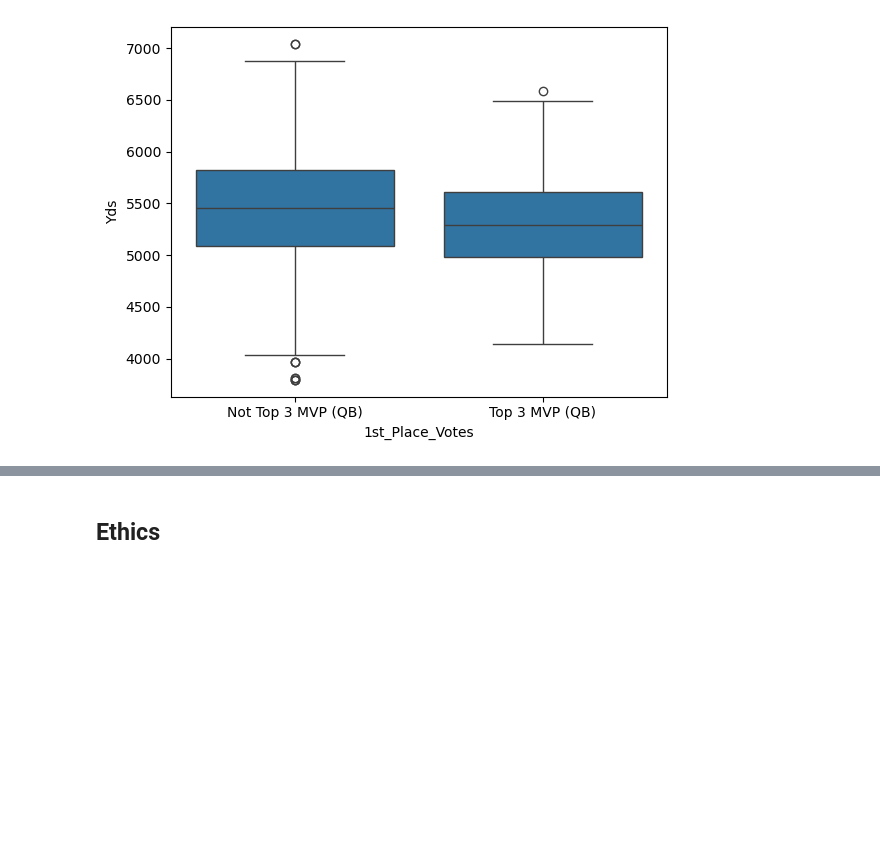
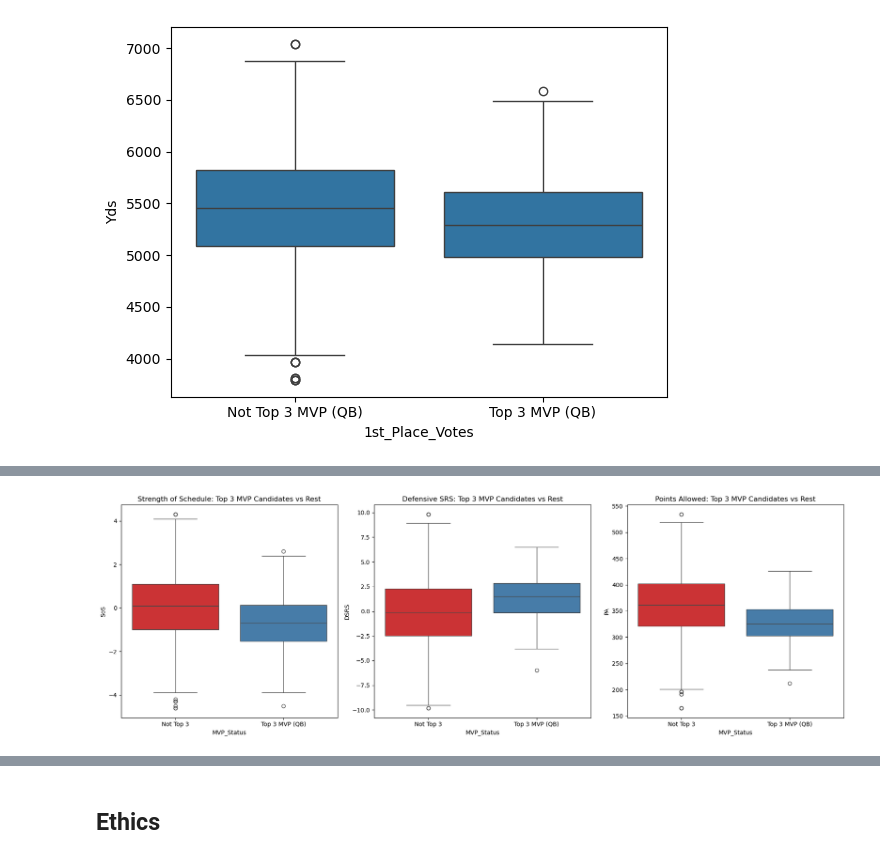
Before and after one commit to COGS108/Group105_WI26, a Jupyter notebook: 02-EDACheckpoint.ipynb, the cells around one changed output, grey strips where cells are left out. Cells and saved outputs as stored; diff of their text form; code cells hidden in the pictures; blank space fills up the shorter version.

```diff
--- a/02-EDACheckpoint.ipynb
+++ b/02-EDACheckpoint.ipynb
@@ -468,0 +577,26 @@ Some more words and stuff.  Remember notebooks work best if you interleave the c
+# %%
+dummy = merged_df.copy()
+dummy['1st_Place_Votes'] = dummy['1st_Place_Votes'].fillna(-1)
+dummy['MVP_Status'] = dummy['1st_Place_Votes'].apply(lambda x: 'Top 3 MVP (QB)' if x > 0 else 'Not Top 3')
+
+fig, axes = plt.subplots(1, 3, figsize=(18, 6))
+
+###Strength of Schedule Boxplot test
+sns.boxplot(data=dummy,x='MVP_Status',y='SoS',ax=axes[0],hue='MVP_Status',palette="Set1",legend=False)
+axes[0].set_title('Strength of Schedule: Top 3 MVP Candidates vs Rest')
+axes[0].set_ylabel('SoS')
+
+###Defensive Simple Rating System Boxplot test
+sns.boxplot(data=dummy,x='MVP_Status',y='DSRS',ax=axes[1],hue='MVP_Status',palette="Set1",legend=False)
+axes[1].set_title('Defensive SRS: Top 3 MVP Candidates vs Rest')
+axes[1].set_ylabel('DSRS')
+
+###Points Allowed Boxplot test
+sns.boxplot(data=dummy,x='MVP_Status',y='PA',ax=axes[2],hue='MVP_Status',palette="Set1",legend=False)
+axes[2].set_title('Points Allowed: Top 3 MVP Candidates vs Rest')
+axes[2].set_ylabel('PA')
+
+plt.tight_layout()
+plt.show()
+# %% [output]
+[figure, added]
```
Also changed, not shown: parts of 10 cells of this notebook.
